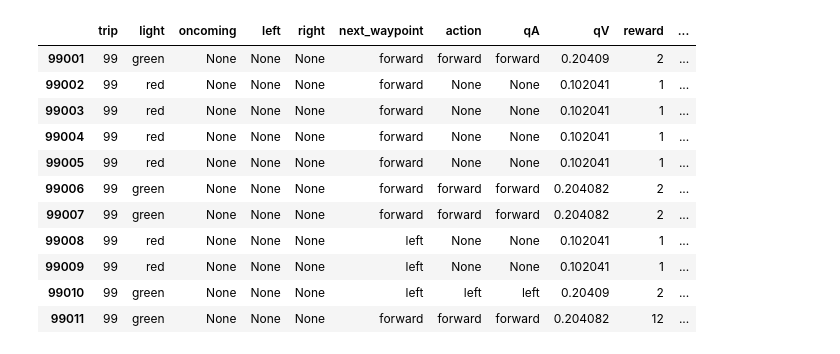
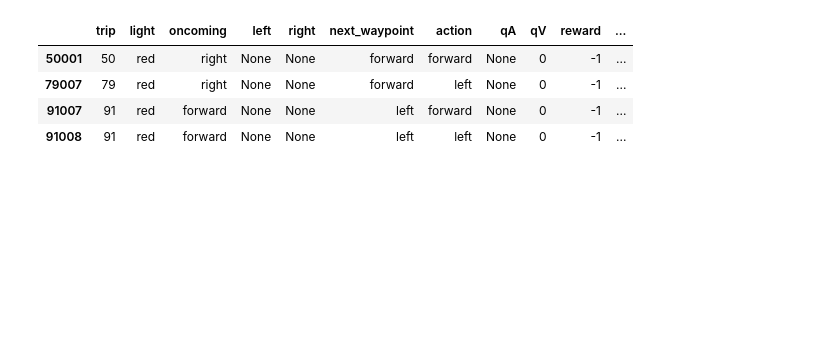
Before and after one commit to jank3/Machine-Learning-Engineer-Nanodegree, a Jupyter notebook: P4. Train a Smartcab/smartcab/smartcab/Performance Analysis.ipynb, the cells around one changed output. Cells and saved outputs as stored; diff of their text form; code cells hidden in the pictures; blank space fills up the shorter version.

```diff
--- a/P4. Train a Smartcab/smartcab/smartcab/Performance Analysis.ipynb
+++ b/P4. Train a Smartcab/smartcab/smartcab/Performance Analysis.ipynb
@@ -13,20 +13,13 @@ for c in colTypes:
 # Create some reporting features
 df['Error'] = df['reward'].apply(lambda x: 1 if x < 0 else 0)
 # %%
-df[df['trip']==99]
+df[(df['trip']>=50) & (df['reward'] < 0)]
 # %% [output]
 |  | trip | light | oncoming | left | right | next_waypoint | action | qA | qV | reward | ... |
-| 99001 | 99 | green | None | None | None | forward | forward | forward | 0.20409 | 2 | ... |
-| 99002 | 99 | red | None | None | None | forward | None | None | 0.102041 | 1 | ... |
-| 99003 | 99 | red | None | None | None | forward | None | None | 0.102041 | 1 | ... |
-| 99004 | 99 | red | None | None | None | forward | None | None | 0.102041 | 1 | ... |
-| 99005 | 99 | red | None | None | None | forward | None | None | 0.102041 | 1 | ... |
-| 99006 | 99 | green | None | None | None | forward | forward | forward | 0.204082 | 2 | ... |
-| 99007 | 99 | green | None | None | None | forward | forward | forward | 0.204082 | 2 | ... |
-| 99008 | 99 | red | None | None | None | left | None | None | 0.102041 | 1 | ... |
-| 99009 | 99 | red | None | None | None | left | None | None | 0.102041 | 1 | ... |
-| 99010 | 99 | green | None | None | None | left | left | left | 0.20409 | 2 | ... |
-| 99011 | 99 | green | None | None | None | forward | forward | forward | 0.204082 | 12 | ... |
+| 50001 | 50 | red | right | None | None | forward | forward | None | 0 | -1 | ... |
+| 79007 | 79 | red | right | None | None | forward | left | None | 0 | -1 | ... |
+| 91007 | 91 | red | forward | None | None | left | forward | None | 0 | -1 | ... |
+| 91008 | 91 | red | forward | None | None | left | left | None | 0 | -1 | ... |
 # %%
 temp = df.groupby(['trip']).agg({'deadline':'max','light':'count'})
 temp['deadline']+=1
```
Also changed, not shown: parts of 3 cells of this notebook, 3 other files.
